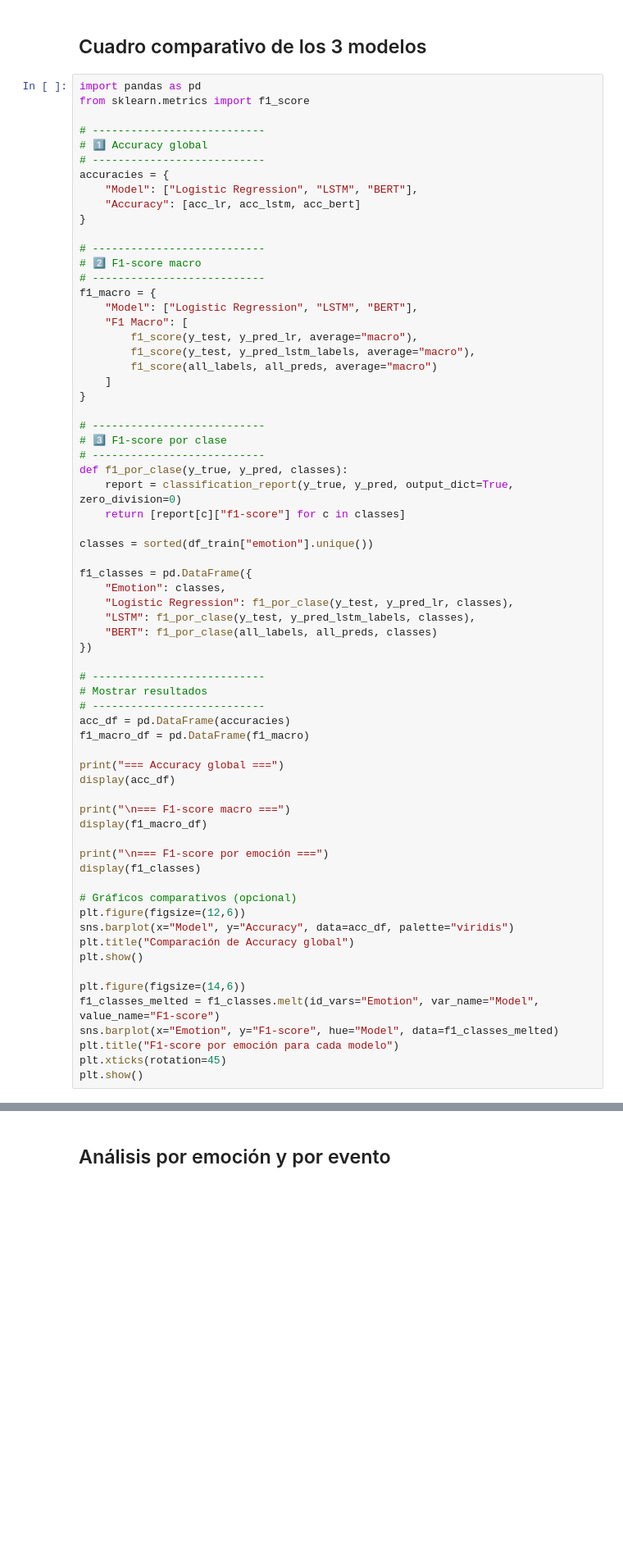
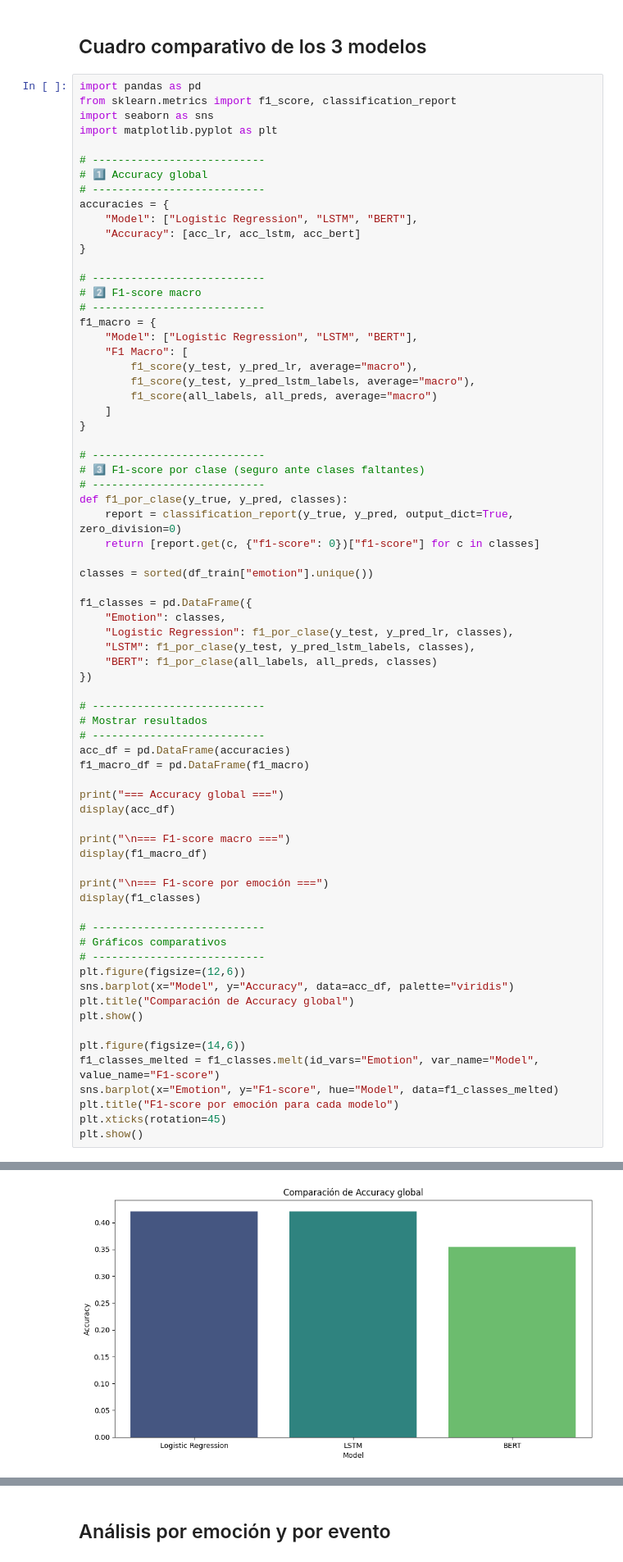
Before and after one commit to leno-mpm/NaturalProcessingLanguage, a Jupyter notebook: Natural_Processing_Language.ipynb, the cells around one changed output, grey strips where cells are left out. Shown at 82% size. Drawn from its saved outputs; the diff is of its cells as text; blank space fills up the shorter version.

```diff
--- a/Natural_Processing_Language.ipynb
+++ b/Natural_Processing_Language.ipynb
@@ -568,7 +633,9 @@ Seleccionamos la versión "bert-base-multilingual-cased" porque:
 ## Cuadro comparativo de los 3 modelos
 # %%
 import pandas as pd
-from sklearn.metrics import f1_score
+from sklearn.metrics import f1_score, classification_report
+import seaborn as sns
+import matplotlib.pyplot as plt
 
 # ---------------------------
 # 1️⃣ Accuracy global
@@ -591,11 +658,11 @@ f1_macro = {
 }
 
 # ---------------------------
-# 3️⃣ F1-score por clase
+# 3️⃣ F1-score por clase (seguro ante clases faltantes)
 # ---------------------------
 def f1_por_clase(y_true, y_pred, classes):
     report = classification_report(y_true, y_pred, output_dict=True, zero_division=0)
-    return [report[c]["f1-score"] for c in classes]
+    return [report.get(c, {"f1-score": 0})["f1-score"] for c in classes]
 
 classes = sorted(df_train["emotion"].unique())
 
@@ -621,7 +688,9 @@ display(f1_macro_df)
 print("\n=== F1-score por emoción ===")
 display(f1_classes)
 
-# Gráficos comparativos (opcional)
+# ---------------------------
+# Gráficos comparativos
+# ---------------------------
 plt.figure(figsize=(12,6))
 sns.barplot(x="Model", y="Accuracy", data=acc_df, palette="viridis")
 plt.title("Comparación de Accuracy global")
@@ -633,3 +702,4 @@ sns.barplot(x="Emotion", y="F1-score", hue="Model", data=f1_classes_melted)
 plt.title("F1-score por emoción para cada modelo")
 plt.xticks(rotation=45)
 plt.show()
+# %% [output]
@@ -635,0 +728 @@ plt.show()
+[figure, added]
```
Also changed, not shown: parts of 12 cells of this notebook.
